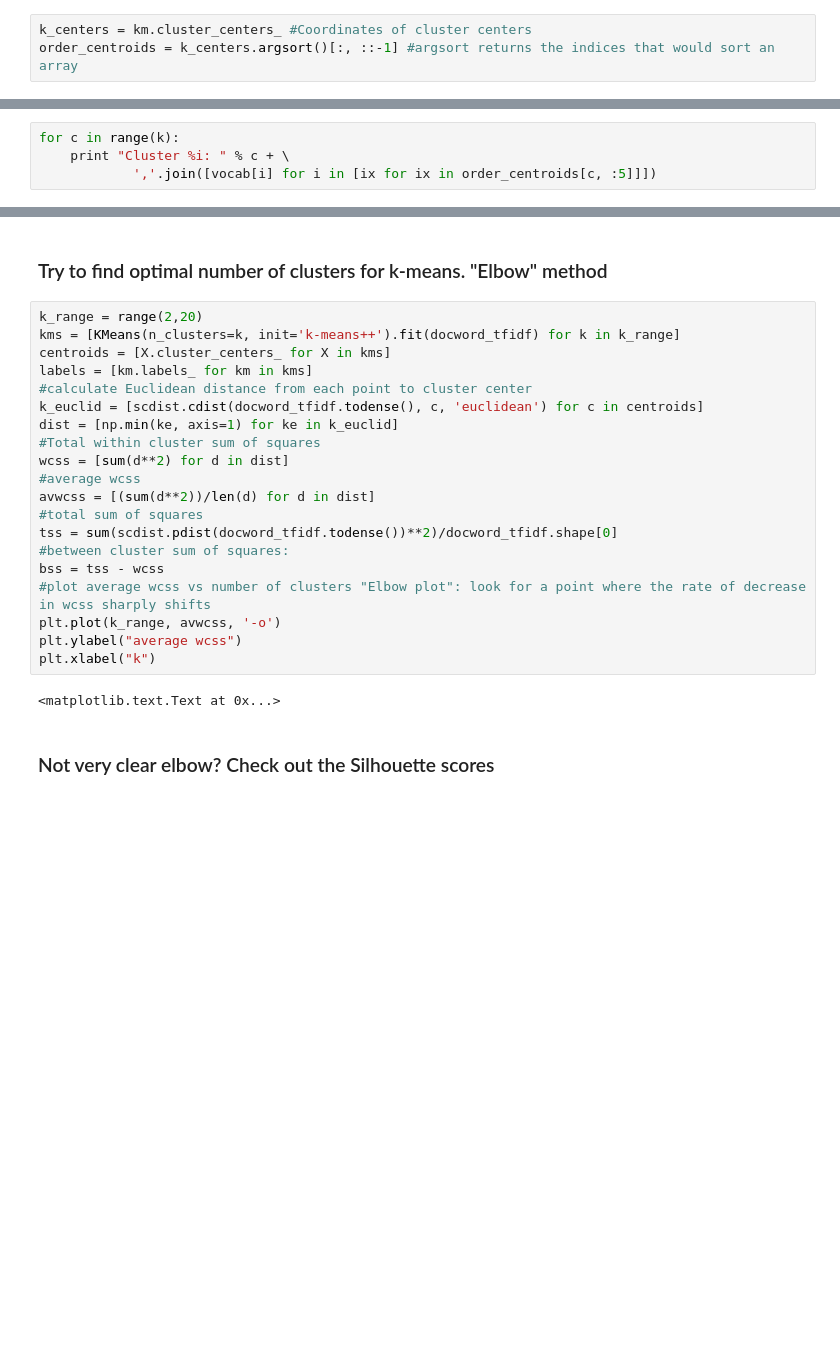
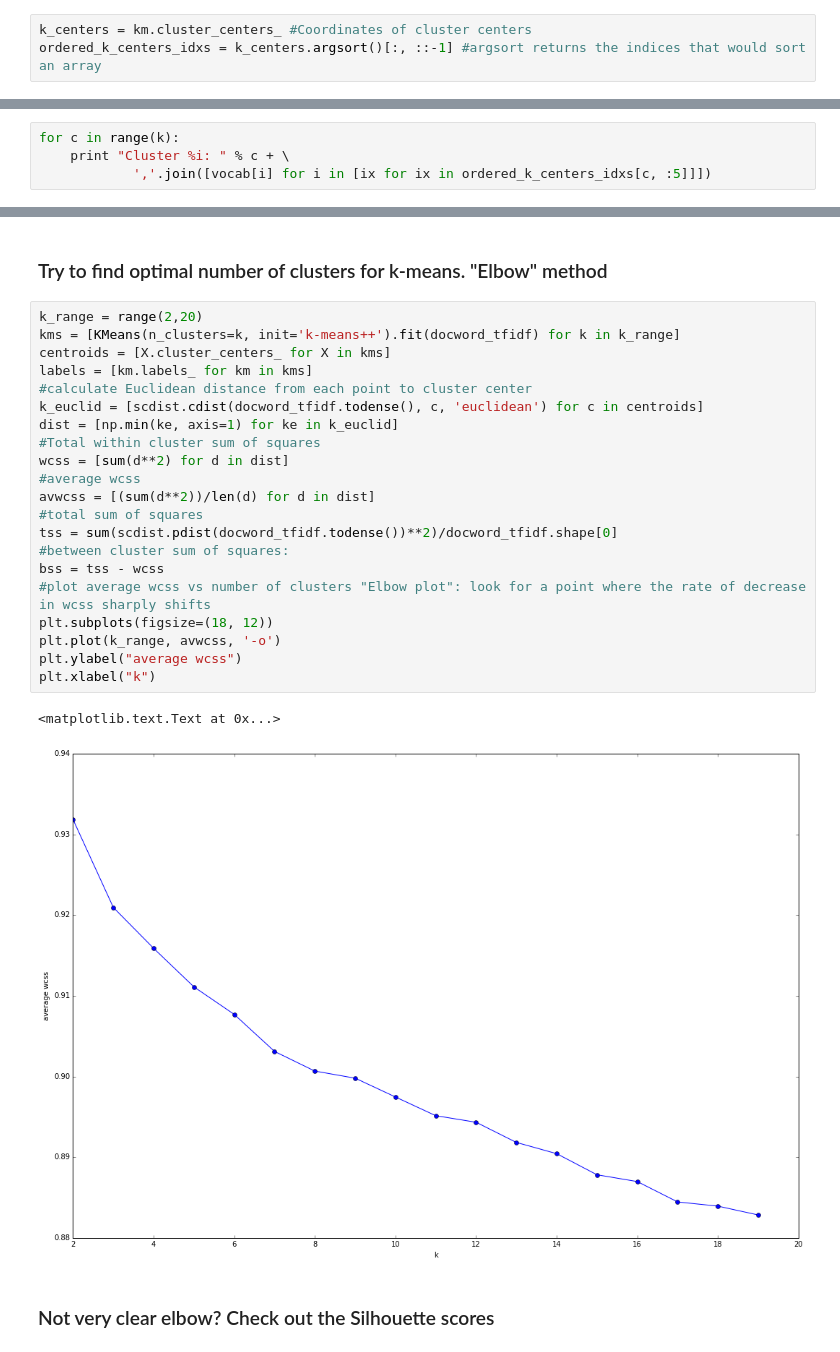
Before and after one commit to vitalv/doc-clustering-topic-modeling, a Jupyter notebook: doc-clustering-topic-modeling.ipynb, the cells around one changed output, grey strips where cells are left out. Drawn from its saved outputs; the diff is of its cells as text; blank space fills up the shorter version.

```diff
--- a/doc-clustering-topic-modeling.ipynb
+++ b/doc-clustering-topic-modeling.ipynb
@@ -105,11 +105,11 @@ Wall time: 30.4 s
 ### Sort cluster centers by proximity to centroid
 # %%
 k_centers = km.cluster_centers_ #Coordinates of cluster centers
-order_centroids = k_centers.argsort()[:, ::-1] #argsort returns the indices that would sort an array
+ordered_k_centers_idxs = k_centers.argsort()[:, ::-1] #argsort returns the indices that would sort an array
 # %% [markdown]
 ### Print Cluster index and n words (closest to centroid) associated
 # %%
 for c in range(k):
     print "Cluster %i: " % c + \
-            ','.join([vocab[i] for i in [ix for ix in order_centroids[c, :5]]])
+            ','.join([vocab[i] for i in [ix for ix in ordered_k_centers_idxs[c, :5]]])
 # %% [output]
@@ -138,25 +138,27 @@ Cluster 19: november,account,electoral,turnout,governor
 # %%
 k_range = range(2,20)
 kms = [KMeans(n_clusters=k, init='k-means++').fit(docword_tfidf) for k in k_range]
 centroids = [X.cluster_centers_ for X in kms]
 labels = [km.labels_ for km in kms]
 #calculate Euclidean distance from each point to cluster center
 k_euclid = [scdist.cdist(docword_tfidf.todense(), c, 'euclidean') for c in centroids]
 dist = [np.min(ke, axis=1) for ke in k_euclid]
 #Total within cluster sum of squares
 wcss = [sum(d**2) for d in dist]
 #average wcss
 avwcss = [(sum(d**2))/len(d) for d in dist]
 #total sum of squares
 tss = sum(scdist.pdist(docword_tfidf.todense())**2)/docword_tfidf.shape[0]
 #between cluster sum of squares:
 bss = tss - wcss
 #plot average wcss vs number of clusters "Elbow plot": look for a point where the rate of decrease in wcss sharply shifts
+plt.subplots(figsize=(18, 12))
 plt.plot(k_range, avwcss, '-o')
 plt.ylabel("average wcss")
 plt.xlabel("k")
 # %% [output]
 <matplotlib.text.Text at 0x...>
+[figure, added]
 # %% [markdown]
 ### Not very clear elbow? Check out the Silhouette scores
 # %%
```
Also changed, not shown: parts of 12 cells of this notebook, 3 other files.
